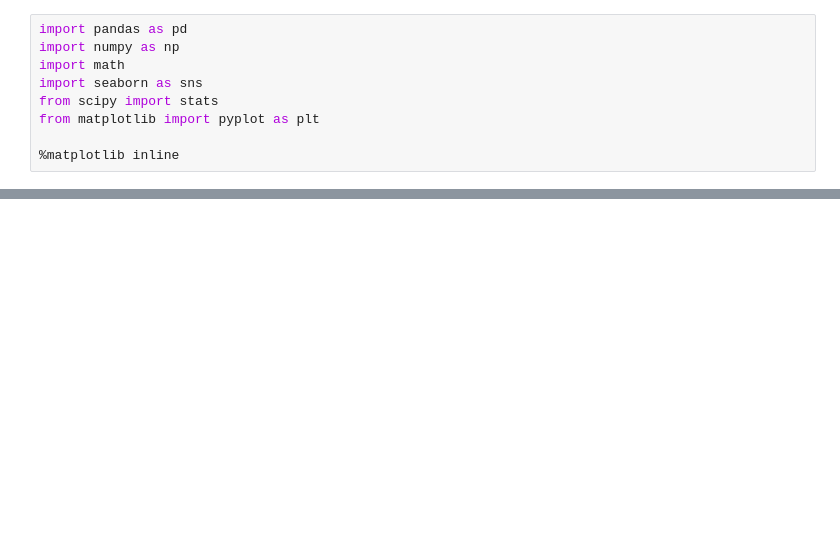
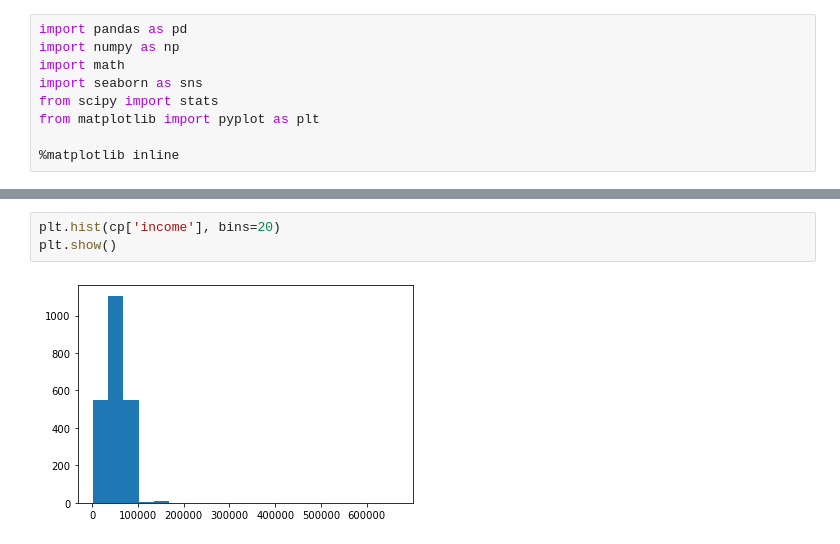
Before and after one commit to Jescolbourne/IOD, a Jupyter notebook: MiniProject_1/MiniProject_1.ipynb, the cells around one changed output, grey strips where cells are left out. Drawn from its saved outputs; the diff is of its cells as text; blank space fills up the shorter version.

```diff
--- a/MiniProject_1/MiniProject_1.ipynb
+++ b/MiniProject_1/MiniProject_1.ipynb
@@ -86,0 +187,5 @@ mh_med_prac.head()
+# %%
+plt.hist(cp['income'], bins=20)
+plt.show()
+# %% [output]
+[figure, added]
```
Also changed, not shown: parts of 22 cells of this notebook, 34 other files.
